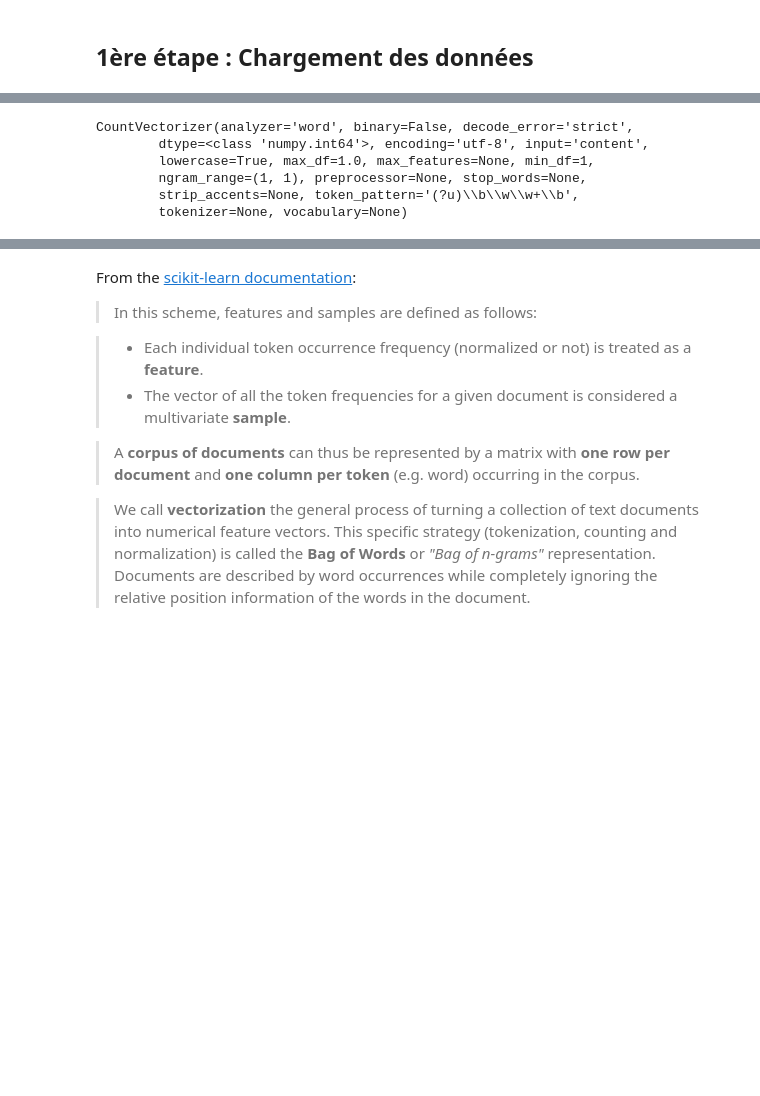
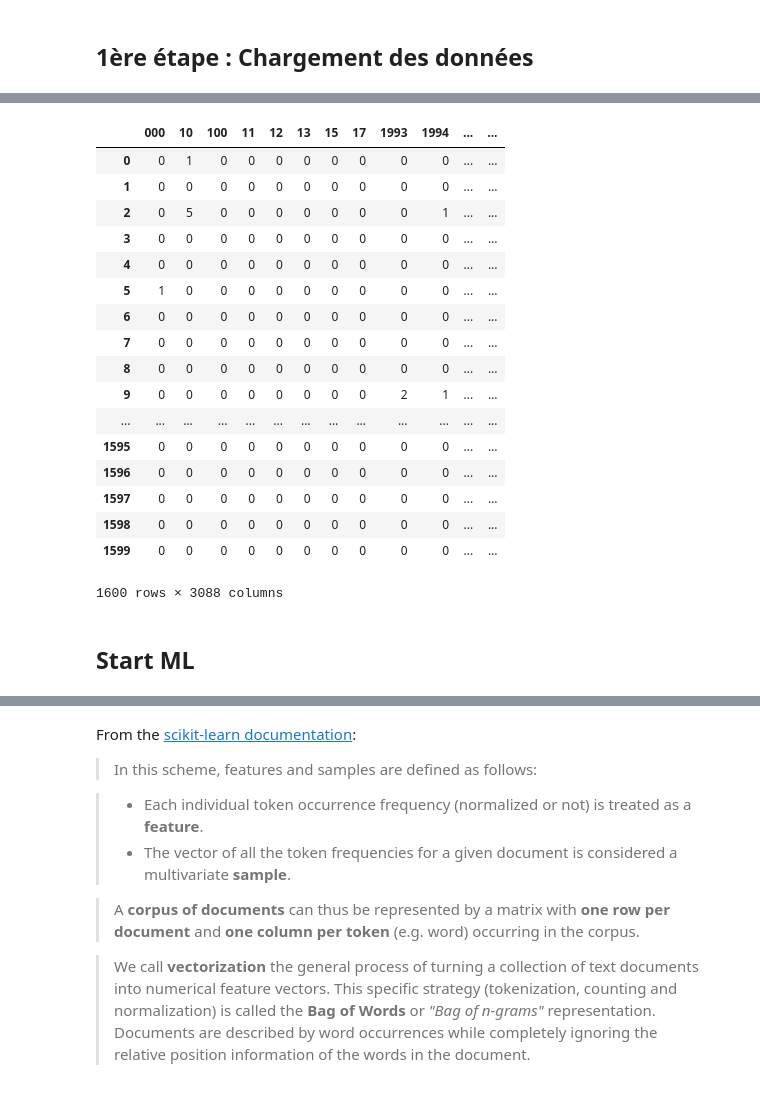
Before and after one commit to Poudingue/SML-review-polarity, a Jupyter notebook: Project_notebook_AM_TC.ipynb, the cells around one changed output, grey strips where cells are left out. Cells and saved outputs as stored; diff of their text form; code cells hidden in the pictures; blank space fills up the shorter version.

```diff
--- a/Project_notebook_AM_TC.ipynb
+++ b/Project_notebook_AM_TC.ipynb
@@ -71,10 +21,69 @@ vect = CountVectorizer()
-# %%
-# learn the "vocabulary" of the training data (occurs in-place)
-vect.fit(simple_train)
-# %% [output]
-CountVectorizer(analyzer='word', binary=False, decode_error='strict',
-        dtype=<class 'numpy.int64'>, encoding='utf-8', input='content',
-        lowercase=True, max_df=1.0, max_features=None, min_df=1,
-        ngram_range=(1, 1), preprocessor=None, stop_words=None,
-        strip_accents=None, token_pattern='(?u)\\b\\w\\w+\\b',
-        tokenizer=None, vocabulary=None)
+# %%
+# accéder à l'ensemble des revues
+from os import listdir
+from os.path import isfile, join
+from sklearn.feature_extraction.text import CountVectorizer
+import random
+import pandas as pd
+
+
+# Charge toutes les revues du dossier pos (sous forme de tableau de revues, chaque revue étant ensuite un tableau de lignes)
+reviewList = []
+mydir = "../Datasets/petit/txt_sentoken/" #Pense bien à modifier ton path ;)
+
+for txt in listdir(mydir + "pos/"):
+    if isfile(join(mydir + "pos/", txt)):
+        review = open(join(mydir + "pos/", txt), "r")
+        reviews = " ".join(review.readlines()).replace("\n", " ")
+        reviewList.append((reviews, 0))
+
+for txt in listdir(mydir + "neg/"):
+    if isfile(join(mydir + "neg/", txt)):
+        review = open(join(mydir + "neg/", txt), "r")
+        reviews = " ".join(review.readlines()).replace("\n", " ")
+        reviewList.append((reviews, 1))
+
+random.shuffle(reviewList)
+# Use first 80% for training
+train_size =int(0.8 * len(reviewList))
+train_set, test_set = reviewList[:train_size], reviewList[train_size:]
+
+#print(len(train_set),len(test_set))
+#print("train: ", *train_set[:5], '...', sep="\n")
+#print("test: ", *test_set[:5], '...', sep="\n")
+
+vect_sw = CountVectorizer(stop_words='english', min_df=25, analyzer = "word", ngram_range = (1, 1)) # Jouer avec les valeurs de min et max df
+
+
+
+train_set_unlabeled = [train_set[i][0] for i in range(len(train_set))]
+train_labels        = [train_set[i][1] for i in range(len(train_set))]
+test_set_unlabeled  = [ test_set[i][0] for i in range(len(test_set ))]
+test_labels         = [ test_set[i][1] for i in range(len(test_set ))]
+
+train_set_transformed = vect_sw.fit_transform(train_set_unlabeled) # What is transform ?
+test_set_transformed  = vect_sw.transform(test_set_unlabeled)
+
+#pd.DataFrame(train_set_transformed.toarray(), columns=vect_sw.get_feature_names())
+## Affiner les données si beosoin ("_", chiffres, ...)
+# %% [output]
+|  | 000 | 10 | 100 | 11 | 12 | 13 | 15 | 17 | 1993 | 1994 | ... | ... |
+| 0 | 0 | 1 | 0 | 0 | 0 | 0 | 0 | 0 | 0 | 0 | ... | ... |
+| 1 | 0 | 0 | 0 | 0 | 0 | 0 | 0 | 0 | 0 | 0 | ... | ... |
+| 2 | 0 | 5 | 0 | 0 | 0 | 0 | 0 | 0 | 0 | 1 | ... | ... |
+| 3 | 0 | 0 | 0 | 0 | 0 | 0 | 0 | 0 | 0 | 0 | ... | ... |
+| 4 | 0 | 0 | 0 | 0 | 0 | 0 | 0 | 0 | 0 | 0 | ... | ... |
+| 5 | 1 | 0 | 0 | 0 | 0 | 0 | 0 | 0 | 0 | 0 | ... | ... |
+| 6 | 0 | 0 | 0 | 0 | 0 | 0 | 0 | 0 | 0 | 0 | ... | ... |
+| 7 | 0 | 0 | 0 | 0 | 0 | 0 | 0 | 0 | 0 | 0 | ... | ... |
+| 8 | 0 | 0 | 0 | 0 | 0 | 0 | 0 | 0 | 0 | 0 | ... | ... |
+| 9 | 0 | 0 | 0 | 0 | 0 | 0 | 0 | 0 | 2 | 1 | ... | ... |
+| ... | ... | ... | ... | ... | ... | ... | ... | ... | ... | ... | ... | ... |
+| 1595 | 0 | 0 | 0 | 0 | 0 | 0 | 0 | 0 | 0 | 0 | ... | ... |
+| 1596 | 0 | 0 | 0 | 0 | 0 | 0 | 0 | 0 | 0 | 0 | ... | ... |
+| 1597 | 0 | 0 | 0 | 0 | 0 | 0 | 0 | 0 | 0 | 0 | ... | ... |
+| 1598 | 0 | 0 | 0 | 0 | 0 | 0 | 0 | 0 | 0 | 0 | ... | ... |
+| 1599 | 0 | 0 | 0 | 0 | 0 | 0 | 0 | 0 | 0 | 0 | ... | ... |
+1600 rows × 3088 columns
+# %% [markdown]
+## Start ML
```
Also changed, not shown: parts of 86 cells of this notebook.
